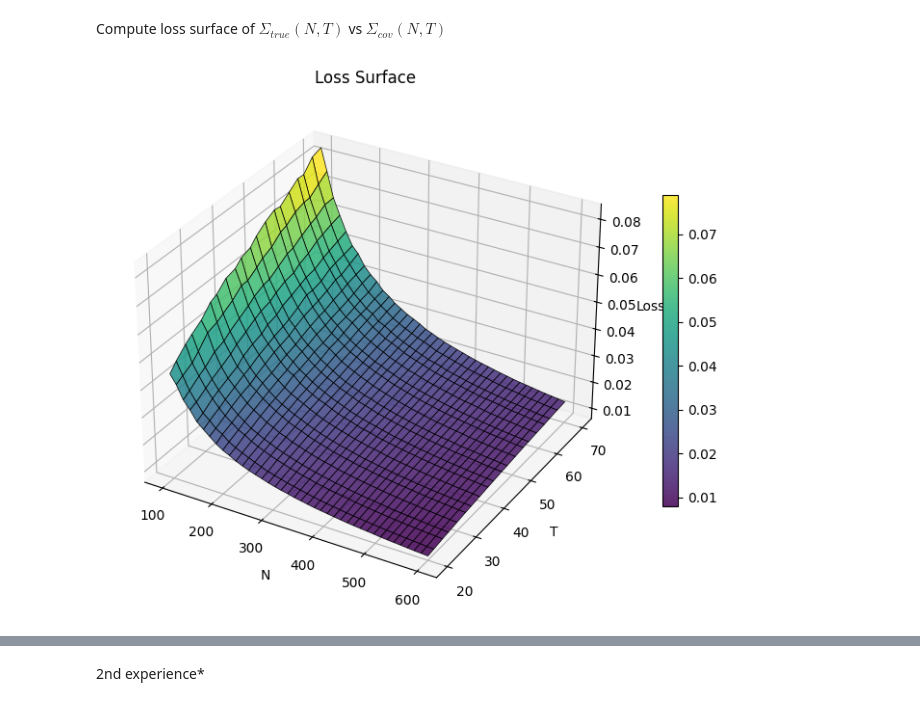
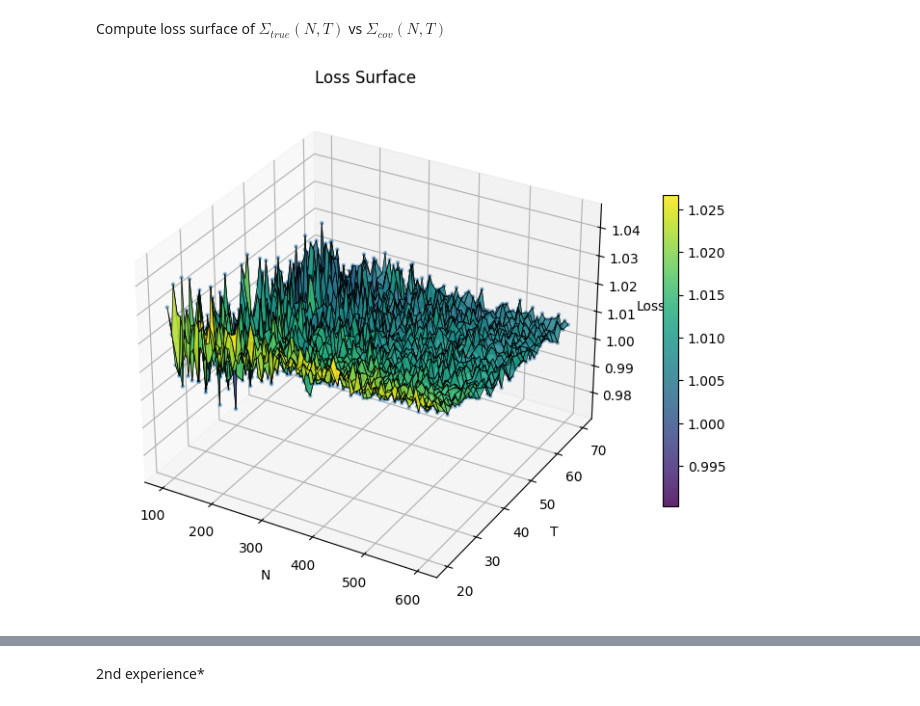
Before and after one commit to Armanddevacc/covariance-cleaning-nn, a Jupyter notebook: test.ipynb, the cells around one changed output, grey strips where cells are left out. Drawn from its saved outputs; the diff is of its cells as text; code cells hidden in the pictures.

```diff
--- a/test.ipynb
+++ b/test.ipynb
@@ -206,6 +208,6 @@ import scipy.stats as st
 # %%
-Ns = np.linspace(100, 600, 40, dtype=int)
-Ts = np.linspace(20, 70, 20, dtype=int)
+Ns = np.linspace(100, 600, 80, dtype=int)
+Ts = np.linspace(20, 70, 40, dtype=int)
 loss = []
 # %%
 for N in Ns:
@@ -218,10 +220,10 @@ for N in Ns:
         Sigma_emp = np.cov(R)
         eps = 1e-12
         std = np.sqrt(np.diag(Sigma_emp))
-        corr1 = Sigma_emp / np.outer(std + eps, std + eps)
-        std = np.sqrt(np.diag(Sigma_true))
-        corr2 = Sigma_true / np.outer(std + eps, std + eps)
-        loss.append(np.linalg.norm(corr1 - corr2, 'fro')*T/N**2)
+        corr1 = Sigma_emp / (np.outer(std, std) + eps)
+        std2 = np.sqrt(np.diag(Sigma_true))
+        corr2 = Sigma_true / (np.outer(std2, std2)+ eps)
+        loss.append(loss_function_corr(torch.from_numpy(corr1[None,:,:]), torch.from_numpy(corr2[None,:,:]), T))
 # %%
 # meshing
 loss_grid = np.array(loss).reshape(len(np.array(Ns)), len(np.array(Ts)))
@@ -229,20 +231,25 @@ N_mesh, T_mesh = np.meshgrid(np.array(Ns), np.array(Ts), indexing='ij')
 # %%
 # plot
 fig = plt.figure(figsize=(10,7))
 ax = fig.add_subplot(111, projection='3d')
 
+
+surf = ax.scatter(
+    N_mesh, T_mesh, loss_grid,
+    s=5, alpha=0.4, label="data"
+)
 surf = ax.plot_surface(N_mesh, T_mesh, loss_grid,
                        cmap='viridis',
                        edgecolor='k',
                        linewidth=0.5,
                        alpha=0.85)
 
 ax.set_xlabel("N")
 ax.set_ylabel("T")
 ax.set_zlabel("Loss")
 ax.set_title("Loss Surface")
 
 fig.colorbar(surf, shrink=0.6)
 plt.show()
 # %% [output]
-[figure, old version]
+[figure, new version]
```
Also changed, not shown: parts of 8 cells of this notebook, 2 other files.
